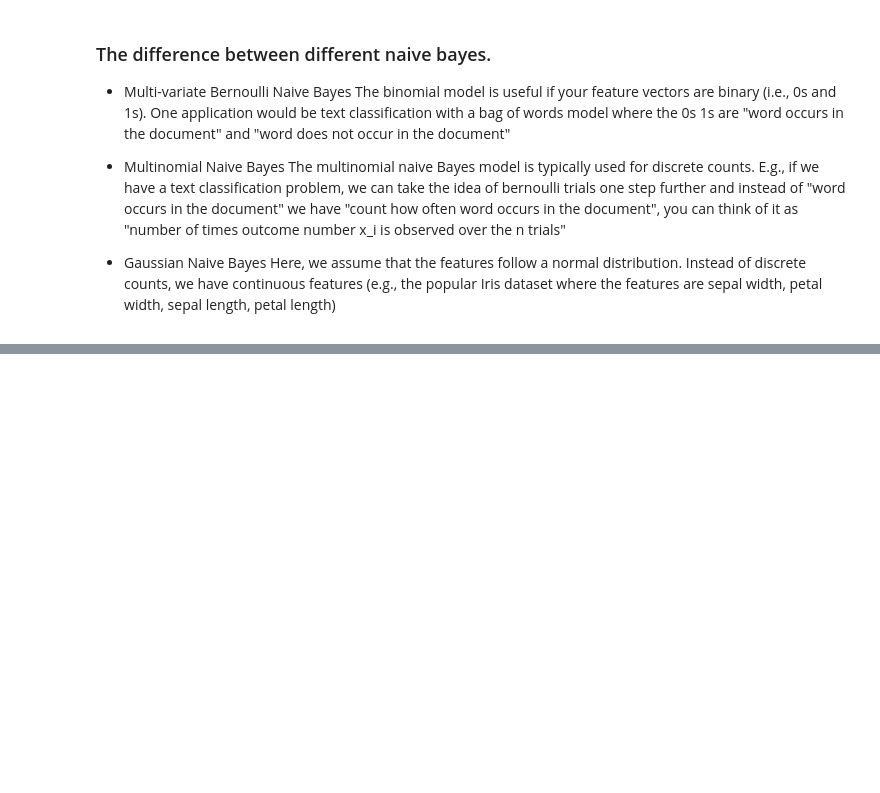
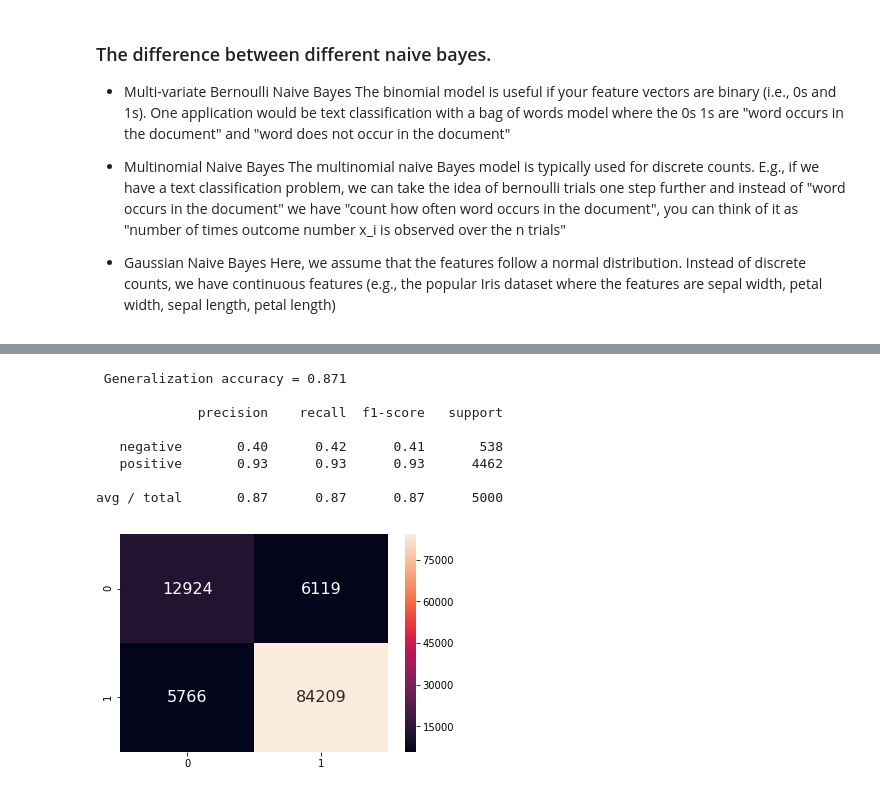
Before and after one commit to adityaadarsh/amazon-fine-food-reviws-polarity-analyses, a Jupyter notebook: Naive bayes on amazon fine food reviews.ipynb, the cells around one changed output, grey strips where cells are left out. Saved outputs shown, nothing was run; the diff lists cells and outputs as text; code cells hidden in the pictures; blank space fills up the shorter version.

```diff
--- a/Naive bayes on amazon fine food reviews.ipynb
+++ b/Naive bayes on amazon fine food reviews.ipynb
@@ -468,0 +519,18 @@ avg / total       0.87      0.86      0.87      3300
+# %%
+xtrain=tfidf_sent_vectors[:15000]
+xtest=tfidf_sent_vectors[15000:]
+ytrain=filtered_dataset["Score"][:15000]
+ytest=filtered_dataset["Score"][15000:20000]
+
+#timemultiNB(xtrain,xtest,ytrain,ytest)
+timegausNB(xtrain,xtest,ytrain,ytest)
+# %% [output]
+ Generalization accuracy = 0.871
+
+             precision    recall  f1-score   support
+
+   negative       0.40      0.42      0.41       538
+   positive       0.93      0.93      0.93      4462
+
+avg / total       0.87      0.87      0.87      5000
+[figure, added]
```
Also changed, not shown: parts of 23 cells of this notebook, 1 other file.
